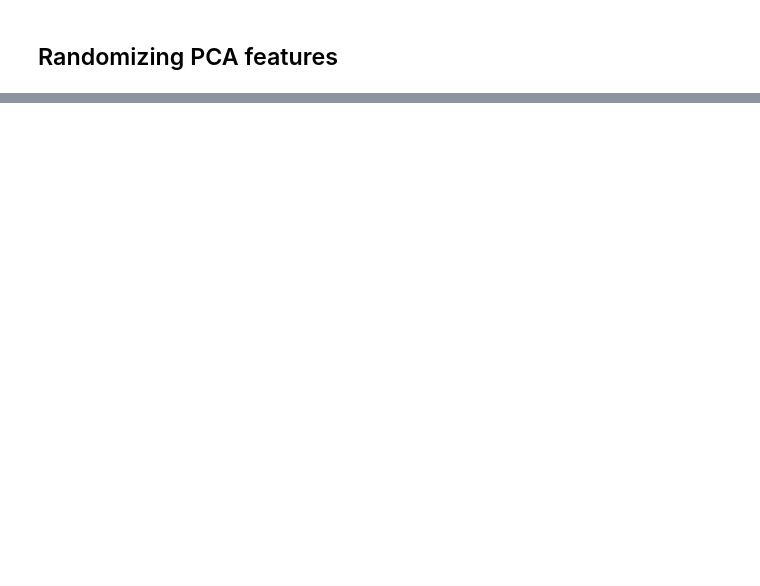
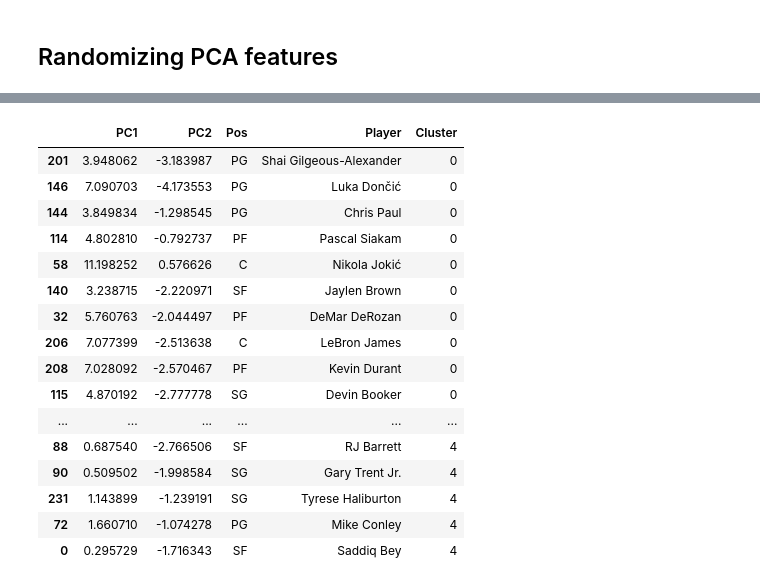
Before and after one commit to mibrahimfm/NBA-analysis, a Jupyter notebook: PlayerDimensionality.ipynb, the cells around one changed output, grey strips where cells are left out. Drawn from its saved outputs; the diff is of its cells as text; code cells hidden in the pictures; blank space fills up the shorter version.

```diff
--- a/PlayerDimensionality.ipynb
+++ b/PlayerDimensionality.ipynb
@@ -217,0 +212,22 @@ plt.show()
+# %%
+pd.set_option('display.max_rows', None)
+# %%
+df.sort_values('Cluster')
+# %% [output]
+|  | PC1 | PC2 | Pos | Player | Cluster |
+| 201 | 3.948062 | -3.183987 | PG | Shai Gilgeous-Alexander | 0 |
+| 146 | 7.090703 | -4.173553 | PG | Luka Dončić | 0 |
+| 144 | 3.849834 | -1.298545 | PG | Chris Paul | 0 |
+| 114 | 4.802810 | -0.792737 | PF | Pascal Siakam | 0 |
+| 58 | 11.198252 | 0.576626 | C | Nikola Jokić | 0 |
+| 140 | 3.238715 | -2.220971 | SF | Jaylen Brown | 0 |
+| 32 | 5.760763 | -2.044497 | PF | DeMar DeRozan | 0 |
+| 206 | 7.077399 | -2.513638 | C | LeBron James | 0 |
+| 208 | 7.028092 | -2.570467 | PF | Kevin Durant | 0 |
+| 115 | 4.870192 | -2.777778 | SG | Devin Booker | 0 |
+| ... | ... | ... | ... | ... | ... |
+| 88 | 0.687540 | -2.766506 | SF | RJ Barrett | 4 |
+| 90 | 0.509502 | -1.998584 | SG | Gary Trent Jr. | 4 |
+| 231 | 1.143899 | -1.239191 | SG | Tyrese Haliburton | 4 |
+| 72 | 1.660710 | -1.074278 | PG | Mike Conley | 4 |
+| 0 | 0.295729 | -1.716343 | SF | Saddiq Bey | 4 |
```
Also changed, not shown: parts of 11 cells of this notebook.
